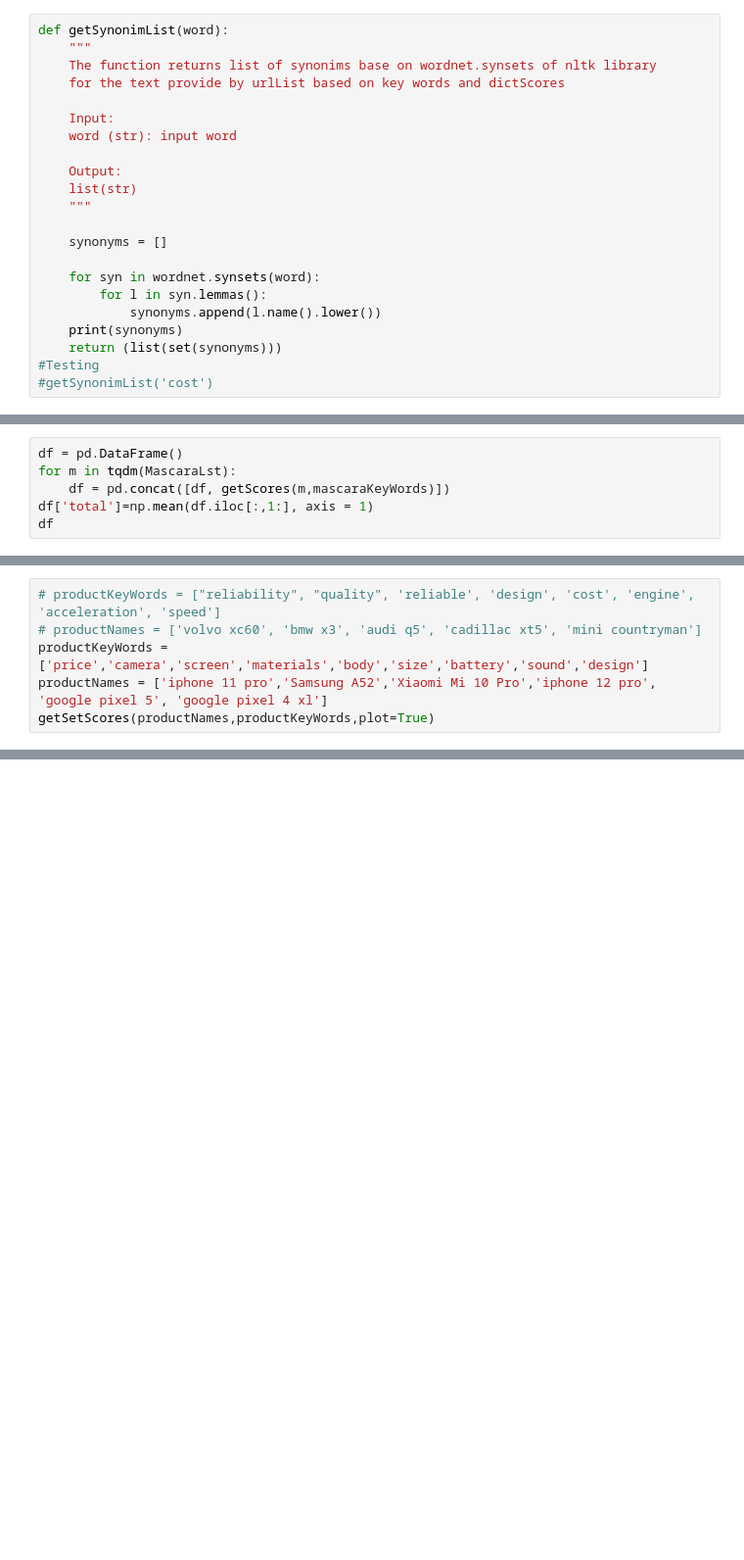
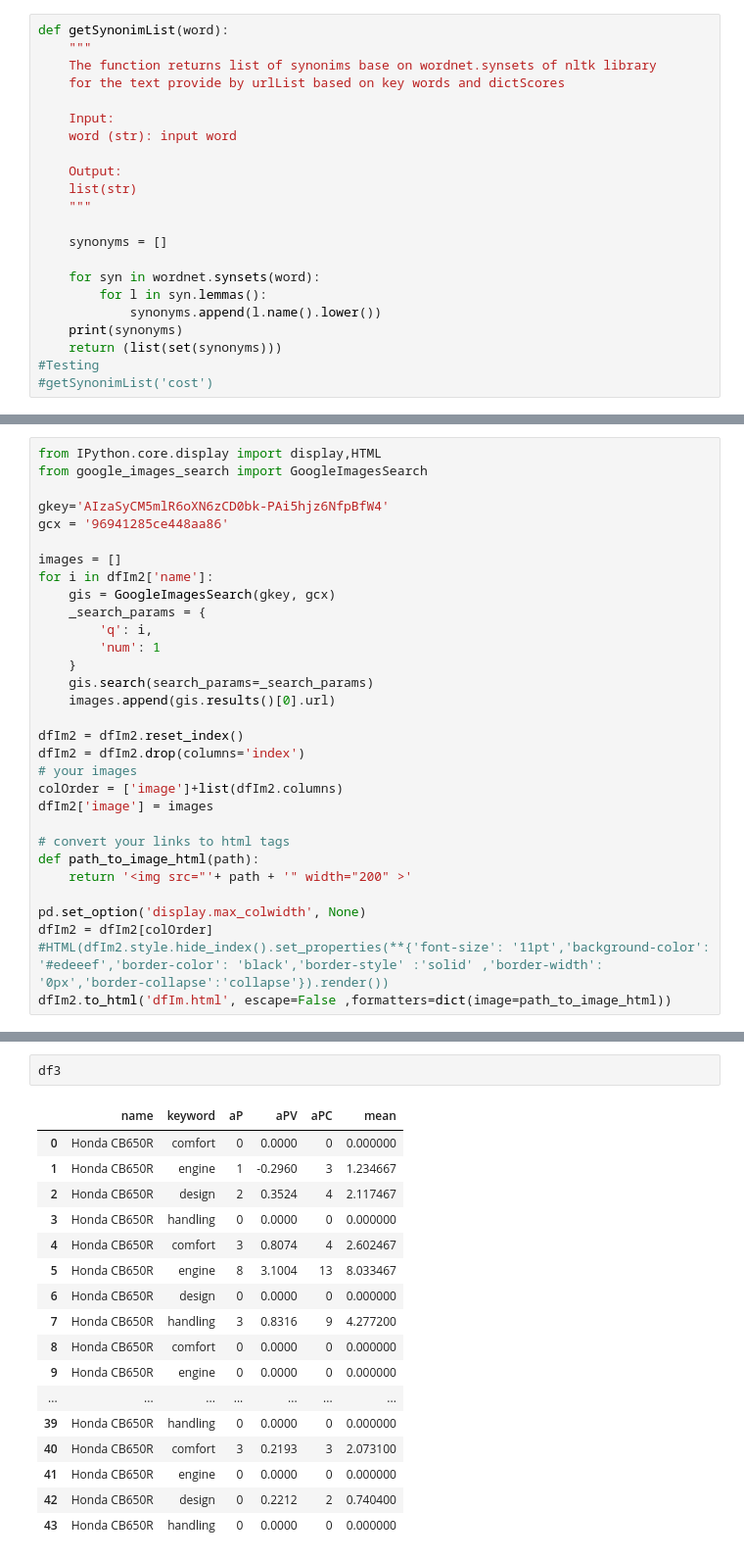
Before and after one commit to inotin/reviewAnalyzer-, a Jupyter notebook: reviewAnalyzer.ipynb, the cells around one changed output, grey strips where cells are left out. Shown at 98% size. Saved outputs shown, nothing was run; the diff lists cells and outputs as text; blank space fills up the shorter version.

```diff
--- a/reviewAnalyzer.ipynb
+++ b/reviewAnalyzer.ipynb
@@ -370,6 +384,0 @@ df
-# %%
-df = pd.DataFrame()
-for m in tqdm(MascaraLst):
-    df = pd.concat([df, getScores(m,mascaraKeyWords)])
-df['total']=np.mean(df.iloc[:,1:], axis = 1)
-df
@@ -455,9 +425,3 @@ def getSetScores(productNames, productKeyWords, plot = False):
 
     df.to_html('df.html')
     return df
-# %%
-# productKeyWords = ["reliability", "quality", 'reliable', 'design', 'cost', 'engine', 'acceleration', 'speed']
-# productNames = ['volvo xc60', 'bmw x3', 'audi q5', 'cadillac xt5', 'mini countryman']
-productKeyWords = ['price','camera','screen','materials','body','size','battery','sound','design']
-productNames = ['iphone 11 pro','Samsung A52','Xiaomi Mi 10 Pro','iphone 12 pro', 'google pixel 5', 'google pixel 4 xl']
-getSetScores(productNames,productKeyWords,plot=True)
@@ -465,0 +643,31 @@ links obtained
+# %%
+from IPython.core.display import display,HTML
+from google_images_search import GoogleImagesSearch
+
+gkey='AIzaSyCM5mlR6oXN6zCD0bk-PAi5hjz6NfpBfW4'
+gcx = '96941285ce448aa86'
+
+images = []
+for i in dfIm2['name']:
+    gis = GoogleImagesSearch(gkey, gcx)
+    _search_params = {
+        'q': i,
+        'num': 1
+    }
+    gis.search(search_params=_search_params)
+    images.append(gis.results()[0].url)
+
+dfIm2 = dfIm2.reset_index()
+dfIm2 = dfIm2.drop(columns='index')
+# your images
+colOrder = ['image']+list(dfIm2.columns)
+dfIm2['image'] = images
+
+# convert your links to html tags
+def path_to_image_html(path):
+    return '<img src="'+ path + '" width="200" >'
+
+pd.set_option('display.max_colwidth', None)
+dfIm2 = dfIm2[colOrder]
+#HTML(dfIm2.style.hide_index().set_properties(**{'font-size': '11pt','background-color': '#edeeef','border-color': 'black','border-style' :'solid' ,'border-width': '0px','border-collapse':'collapse'}).render())
+dfIm2.to_html('dfIm.html', escape=False ,formatters=dict(image=path_to_image_html))
@@ -465,0 +701,20 @@ links obtained
+# %%
+df3
+# %% [output]
+|  | name | keyword | aP | aPV | aPC | mean |
+| 0 | Honda CB650R | comfort | 0 | 0.0000 | 0 | 0.000000 |
+| 1 | Honda CB650R | engine | 1 | -0.2960 | 3 | 1.234667 |
+| 2 | Honda CB650R | design | 2 | 0.3524 | 4 | 2.117467 |
+| 3 | Honda CB650R | handling | 0 | 0.0000 | 0 | 0.000000 |
+| 4 | Honda CB650R | comfort | 3 | 0.8074 | 4 | 2.602467 |
+| 5 | Honda CB650R | engine | 8 | 3.1004 | 13 | 8.033467 |
+| 6 | Honda CB650R | design | 0 | 0.0000 | 0 | 0.000000 |
+| 7 | Honda CB650R | handling | 3 | 0.8316 | 9 | 4.277200 |
+| 8 | Honda CB650R | comfort | 0 | 0.0000 | 0 | 0.000000 |
+| 9 | Honda CB650R | engine | 0 | 0.0000 | 0 | 0.000000 |
+| ... | ... | ... | ... | ... | ... | ... |
+| 39 | Honda CB650R | handling | 0 | 0.0000 | 0 | 0.000000 |
+| 40 | Honda CB650R | comfort | 3 | 0.2193 | 3 | 2.073100 |
+| 41 | Honda CB650R | engine | 0 | 0.0000 | 0 | 0.000000 |
+| 42 | Honda CB650R | design | 0 | 0.2212 | 2 | 0.740400 |
+| 43 | Honda CB650R | handling | 0 | 0.0000 | 0 | 0.000000 |
```
Also changed, not shown: parts of 32 cells of this notebook, 5 other files.
